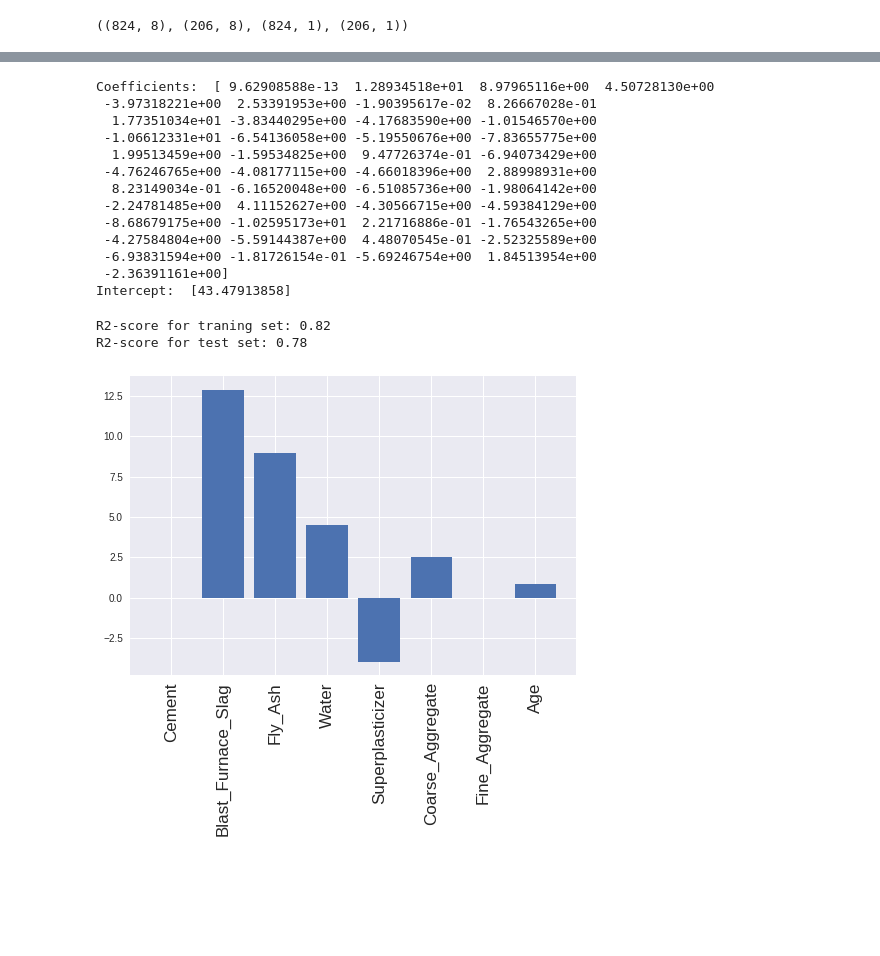
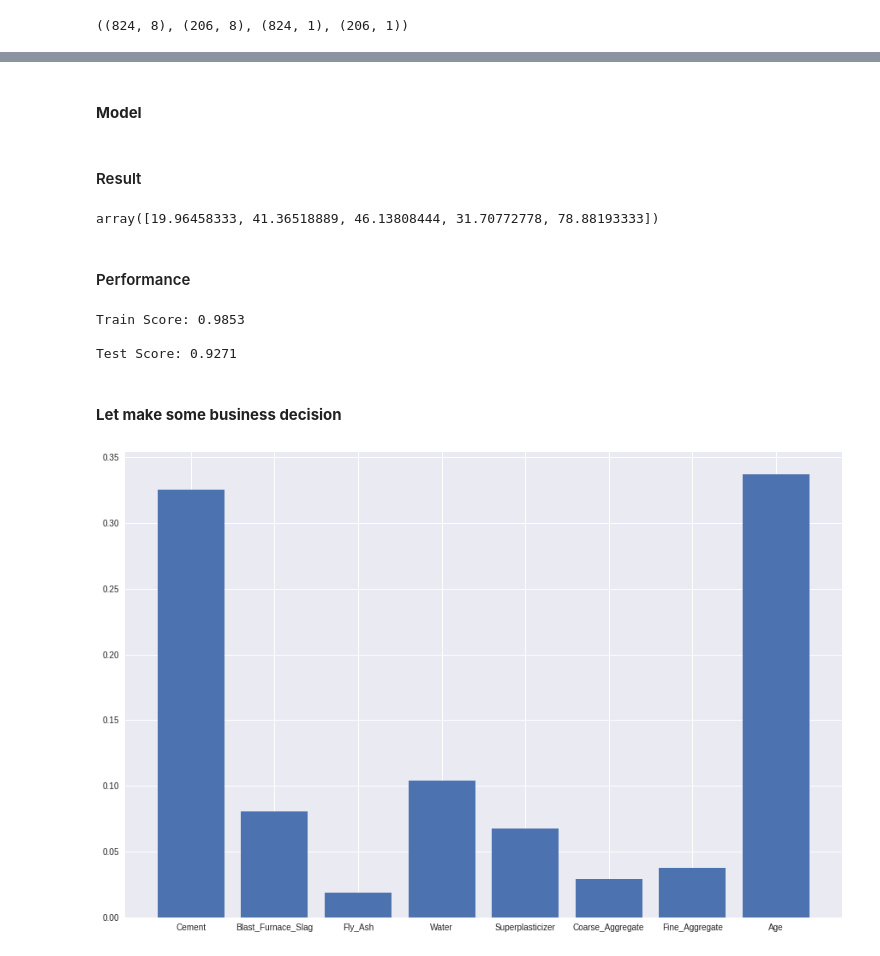
Before and after one commit to Petec0x0/Data-Science-in-Practice-Assessment, a Jupyter notebook: project/001.ipynb, the cells around one changed output, grey strips where cells are left out. Cells and saved outputs as stored; diff of their text form; code cells hidden in the pictures; blank space fills up the shorter version.

```diff
--- a/project/001.ipynb
+++ b/project/001.ipynb
@@ -159,48 +167,44 @@ test_x = stdScaler.transform(test_x)
-# %%
-poly = PolynomialFeatures(degree=2)
-poly_train_x = poly.fit_transform(train_x)
-regr = linear_model.LinearRegression()
-regr.fit(poly_train_x, train_y)
-
-print ('Coefficients: ', regr.coef_[0])
-print ('Intercept: ',regr.intercept_)
-# %% [output]
-Coefficients:  [ 9.62908588e-13  1.28934518e+01  8.97965116e+00  4.50728130e+00
- -3.97318221e+00  2.53391953e+00 -1.90395617e-02  8.26667028e-01
-  1.77351034e+01 -3.83440295e+00 -4.17683590e+00 -1.01546570e+00
- -1.06612331e+01 -6.54136058e+00 -5.19550676e+00 -7.83655775e+00
-  1.99513459e+00 -1.59534825e+00  9.47726374e-01 -6.94073429e+00
- -4.76246765e+00 -4.08177115e+00 -4.66018396e+00  2.88998931e+00
-  8.23149034e-01 -6.16520048e+00 -6.51085736e+00 -1.98064142e+00
- -2.24781485e+00  4.11152627e+00 -4.30566715e+00 -4.59384129e+00
- -8.68679175e+00 -1.02595173e+01  2.21716886e-01 -1.76543265e+00
- -4.27584804e+00 -5.59144387e+00  4.48070545e-01 -2.52325589e+00
- -6.93831594e+00 -1.81726154e-01 -5.69246754e+00  1.84513954e+00
- -2.36391161e+00]
-Intercept:  [43.47913858]
-# %%
-train_x_poly = poly.fit_transform(train_x)
-train_y_hat = regr.predict(train_x_poly)
-
-test_x_poly = poly.fit_transform(test_x)
-test_y_hat = regr.predict(test_x_poly)
-
-
-print("R2-score for traning set: %.2f" % r2_score(y_pred=train_y_hat , y_true=train_y) )
-print("R2-score for test set: %.2f" % r2_score(y_pred=test_y_hat , y_true=test_y) )
-# %% [output]
-R2-score for traning set: 0.82
-R2-score for test set: 0.78
+# %% [markdown]
+#### __Model__
+# %%
+randfr = RandomForestRegressor(bootstrap=True, ccp_alpha=0.0, criterion='mse',
+                      max_depth=120, max_features=3, max_leaf_nodes=None,
+                      max_samples=None, min_impurity_decrease=0.0,
+                      min_impurity_split=None, min_samples_leaf=1,
+                      min_samples_split=2, min_weight_fraction_leaf=0.0,
+                      n_estimators=1800, n_jobs=None, oob_score=False,
+                      random_state=None, verbose=0, warm_start=False)
+randfr.fit(train_x, train_y)
+
+y_hat_train = randfr.predict(train_x)
+y_hat_test = randfr.predict(test_x)
+# %% [markdown]
+#### Result
+# %%
+y_hat_test[:5]
+# %% [output]
+array([19.96458333, 41.36518889, 46.13808444, 31.70772778, 78.88193333])
+# %% [markdown]
+#### Performance
+# %%
+print('\nTrain Score:', round(r2_score(y_true=train_y, y_pred=y_hat_train), 4))
+print('\nTest Score:', round(r2_score(y_true=test_y, y_pred=y_hat_test), 4))
+# %% [output]
+Train Score: 0.9853
+
+Test Score: 0.9271
+# %% [markdown]
+#### __Let make some business decision__
 # %%
-tt = regr.coef_[0]
+coer = randfr.feature_importances_
 
-p = list(zip(features.columns, tt))
+col_coe = list(zip(features.columns, coer))
 
-px = [i[0] for i in p]
-py = [i[1] for i in p]
+XX = [i[0] for i in col_coe]
+yy = [i[1] for i in col_coe]
 
-plt.bar(px,py)
-plt.xticks(rotation=90, fontsize=17)
+plt.figure(figsize=(15,10))
+plt.bar(XX,yy)
 plt.show()
 # %% [output]
-[figure, old version]
+[figure, new version]
```
Also changed, not shown: parts of 10 cells of this notebook.
